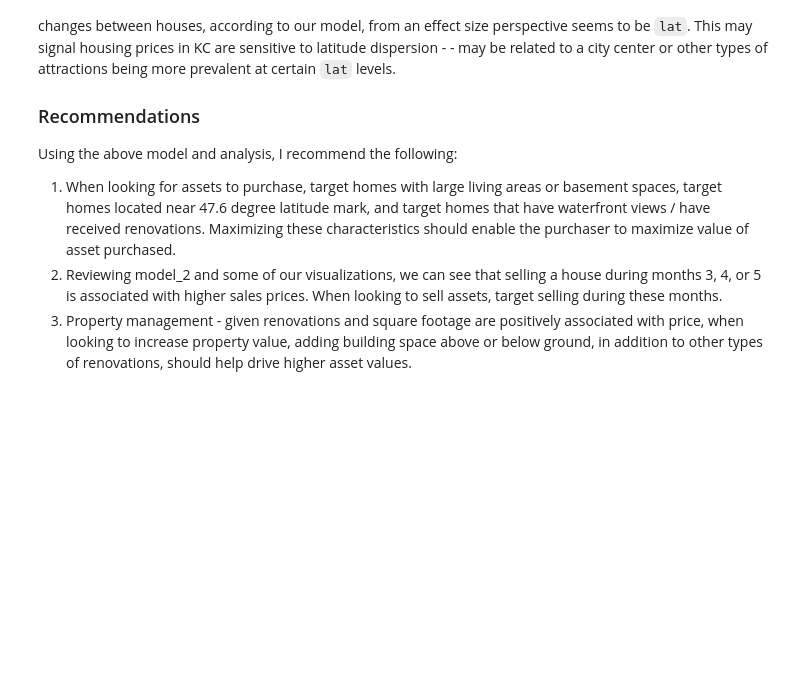
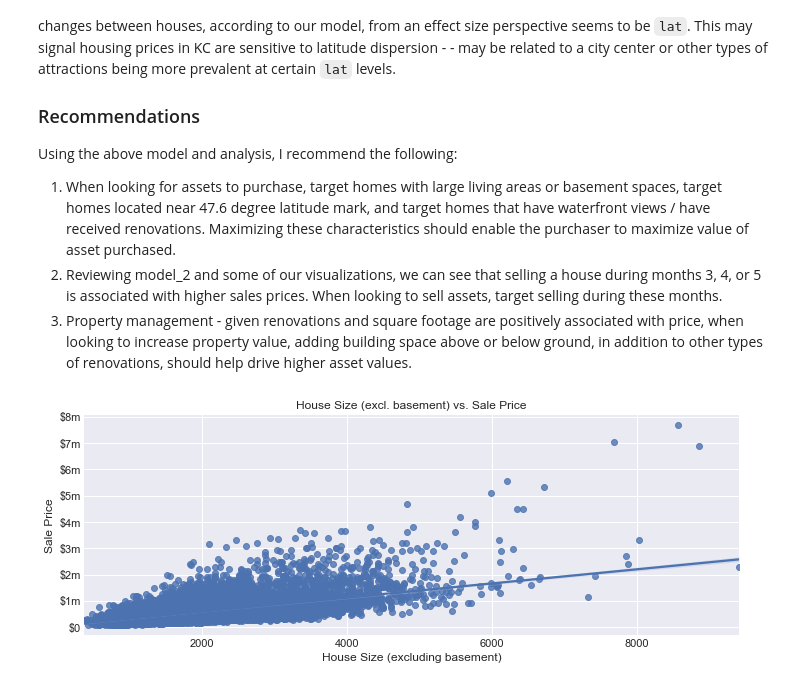
Before and after one commit to akaigraham/KC-House-Price-Regression, a Jupyter notebook: House-Price_Regression.ipynb, the cells around one changed output. Drawn from its saved outputs; the diff is of its cells as text; code cells hidden in the pictures; blank space fills up the shorter version.

```diff
--- a/House-Price_Regression.ipynb
+++ b/House-Price_Regression.ipynb
@@ -1747,3 +1749,18 @@ Using the above model and analysis, I recommend the following:
 1. When looking for assets to purchase, target homes with large living areas or basement spaces, target homes located near 47.6 degree latitude mark, and target homes that have waterfront views / have received renovations.  Maximizing these characteristics should enable the purchaser to maximize value of asset purchased.
 2. Reviewing model_2 and some of our visualizations, we can see that selling a house during months 3, 4, or 5 is associated with higher sales prices.  When looking to sell assets, target selling during these months.
 3. Property management - given renovations and square footage are positively associated with price, when looking to increase property value, adding building space above or below ground, in addition to other types of renovations, should help drive higher asset values.
+# %%
+# generate plots for readme
+readme_df = clean_df.copy()
+
+plt.figure(figsize=(10, 4))
+ax = sns.regplot(x='sqft_above', y='price',  data=readme_df)
+ax.set_yticks(np.linspace(0, 8000000, 9))
+ax.set_yticklabels(['$0', '$1m', '$2m', '$3m', '$4m', '$5m', '$6m', '$7m', '$8m'])
+plt.title('House Size (excl. basement) vs. Sale Price')
+plt.xlabel('House Size (excluding basement)')
+plt.ylabel('Sale Price')
+plt.tight_layout()
+plt.show()
+# %% [output]
+[figure, added]
```
Also changed, not shown: parts of 21 cells of this notebook, 2 other files.
